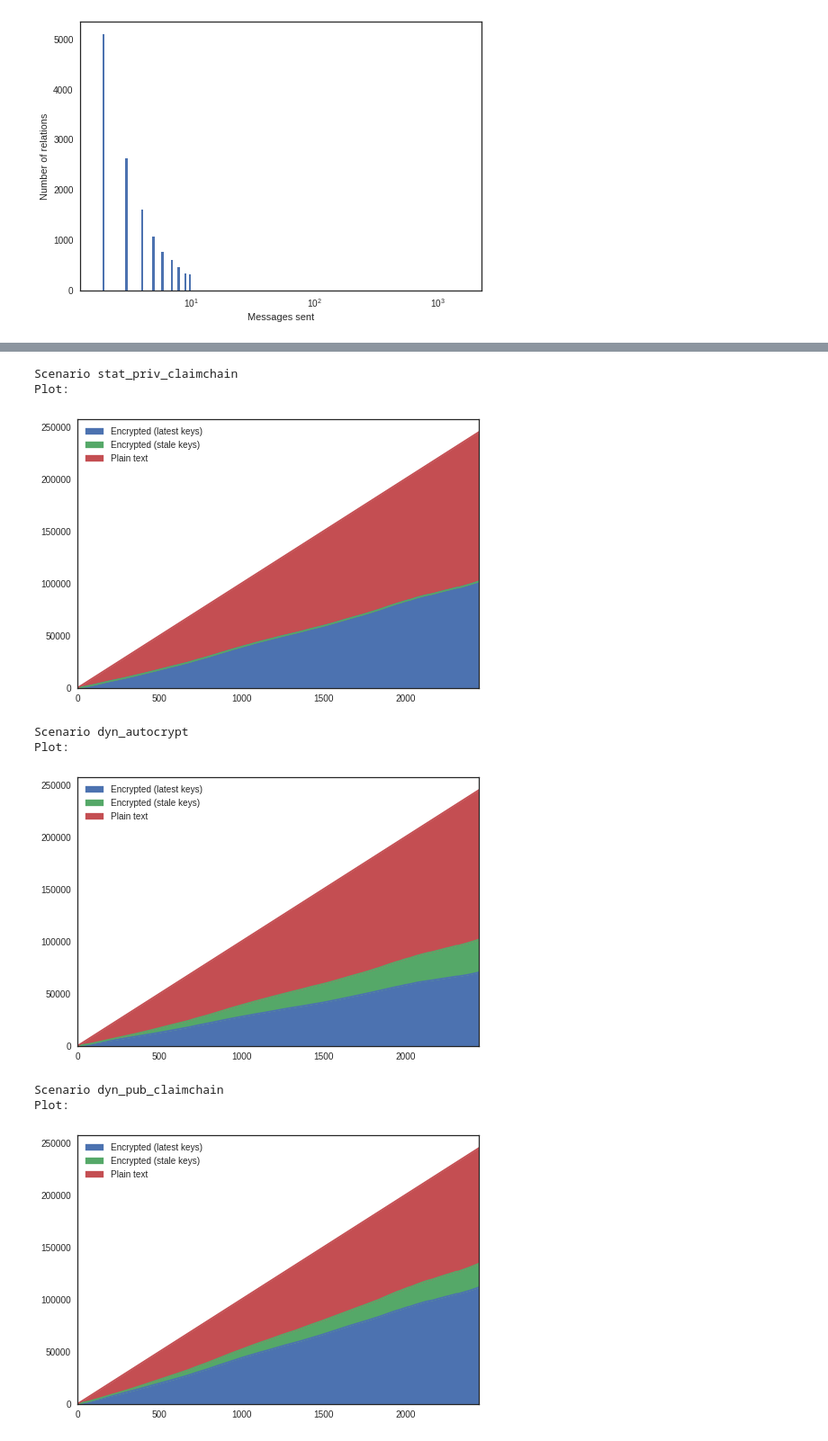
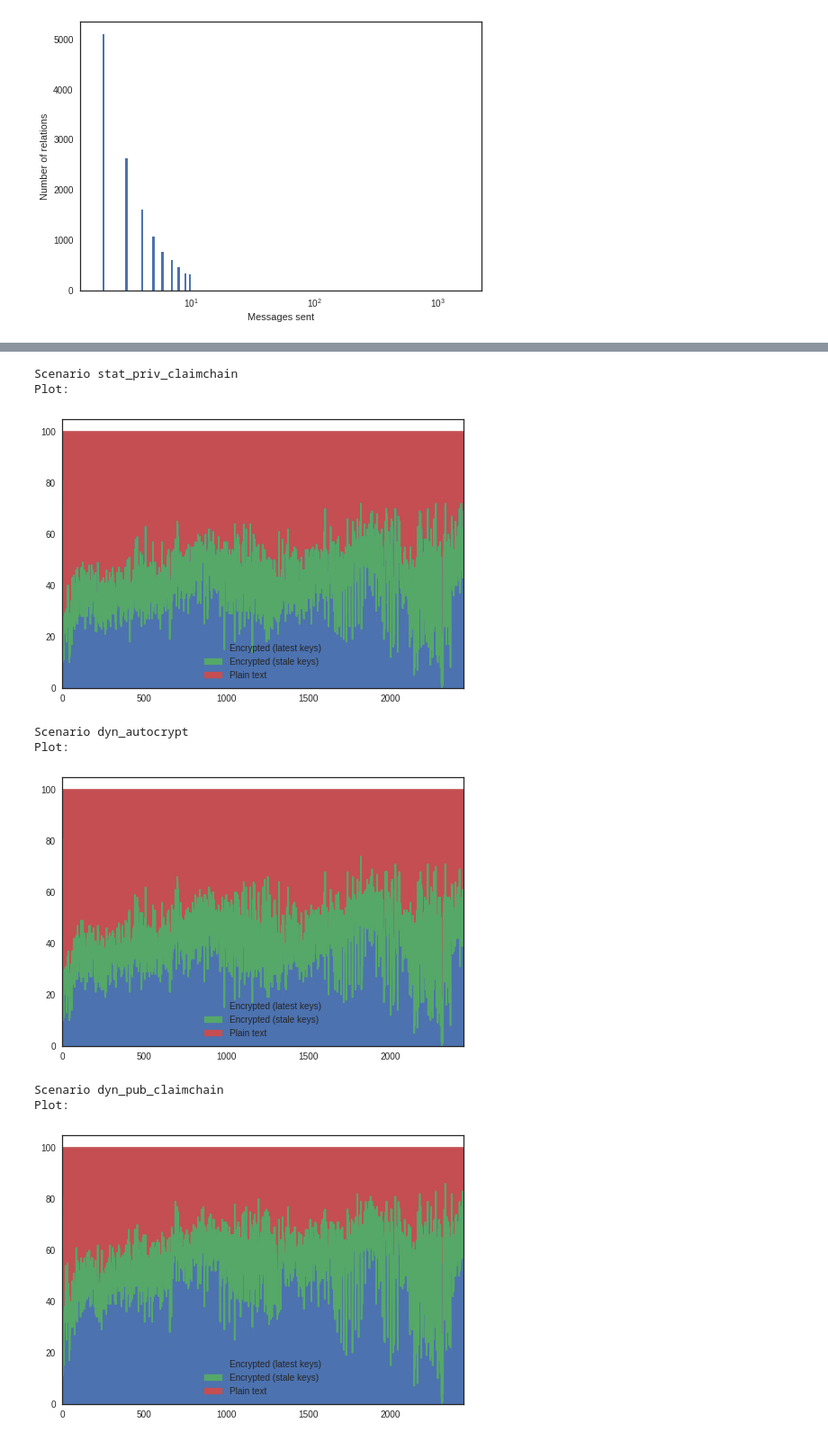
Before and after one commit to claimchain/claimchain-core, a Jupyter notebook: simulations/plot_analysis.ipynb, the cells around one changed output, grey strips where cells are left out. Shown at 90% size. Cells and saved outputs as stored; diff of their text form; code cells hidden in the pictures.

Commit message:
Reset counters when generating email status stack plots

```diff
--- a/simulations/plot_analysis.ipynb
+++ b/simulations/plot_analysis.ipynb
@@ -101,7 +101,7 @@ for scenario in email_status.keys():
 
         if index % 100 == 0:
             df_dict[scenario].loc[index / 100] = [enc_status_counter["encrypted"], enc_status_counter["stale"], enc_status_counter["plaintext"]]
-            for status in enc_status:
+            for status in enc_status.values():
                 enc_status_counter[status] = 0
 
     print("Plot:")
@@ -117,11 +117,11 @@ Plot:
 Scenario stat_priv_claimchain
 Plot:
-[figure, old version]
+[figure, new version]
 Scenario dyn_autocrypt
 Plot:
-[figure, old version]
+[figure, new version]
 Scenario dyn_pub_claimchain
 Plot:
-[figure, old version]
+[figure, new version]
 Scenario dyn_priv_claimchain
 Plot:
```
Also changed, not shown: parts of 1 cell of this notebook.
